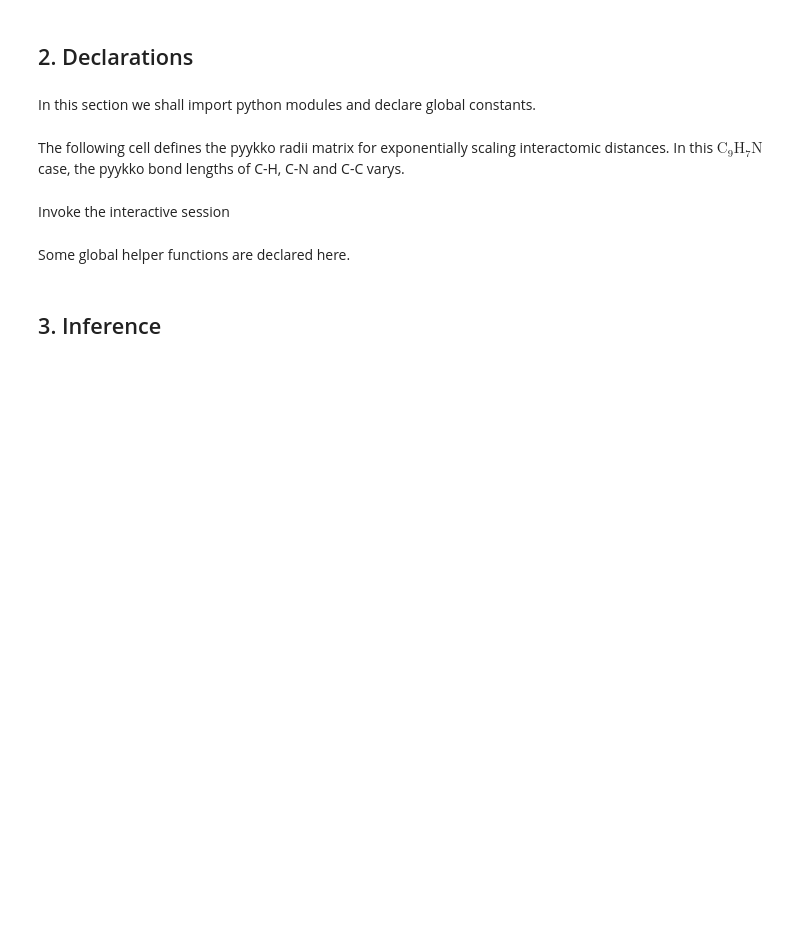
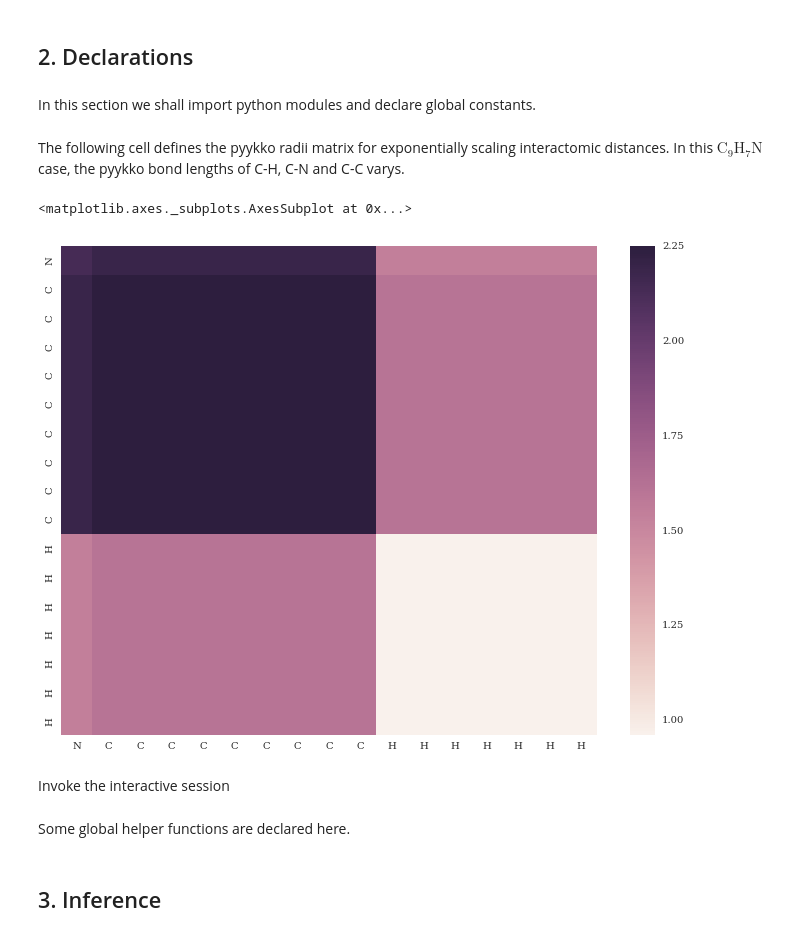
Before and after one commit to Bismarrck/kcon, a Jupyter notebook: mbenn/zhai_mbenn.ipynb, the cells around one changed output. Saved outputs shown, nothing was run; the diff lists cells and outputs as text; code cells hidden in the pictures; blank space fills up the shorter version.

```diff
--- a/mbenn/zhai_mbenn.ipynb
+++ b/mbenn/zhai_mbenn.ipynb
@@ -79,11 +80,16 @@ cuda_on = True
 # %% [markdown]
 The following cell defines the pyykko radii matrix for exponentially scaling interactomic distances. In this $\textrm{C}_{9}\textrm{H}_{7}\textrm{N}$ case, the pyykko bond lengths of C-H, C-N and C-C varys.
 # %%
+plt.rcParams["figure.figsize"] = [12, 9]
 factor = 1.5
 pyykko_radii = {"N": 0.71, "C": 0.75, "H": 0.32}
 species = ["N"] + list(repeat("C", 9)) + list(repeat("H", 7))
 rr = np.asarray([pyykko_radii[specie] for specie in species])[:, np.newaxis]
 lmat = factor * (rr + rr.T).flatten()
+sns.heatmap(lmat.reshape((17, 17)), xticklabels=species, yticklabels=species)
+# %% [output]
+<matplotlib.axes._subplots.AxesSubplot at 0x...>
+[figure, added]
 # %% [markdown]
 Invoke the interactive session
 # %%
```
Also changed, not shown: parts of 17 cells of this notebook.
